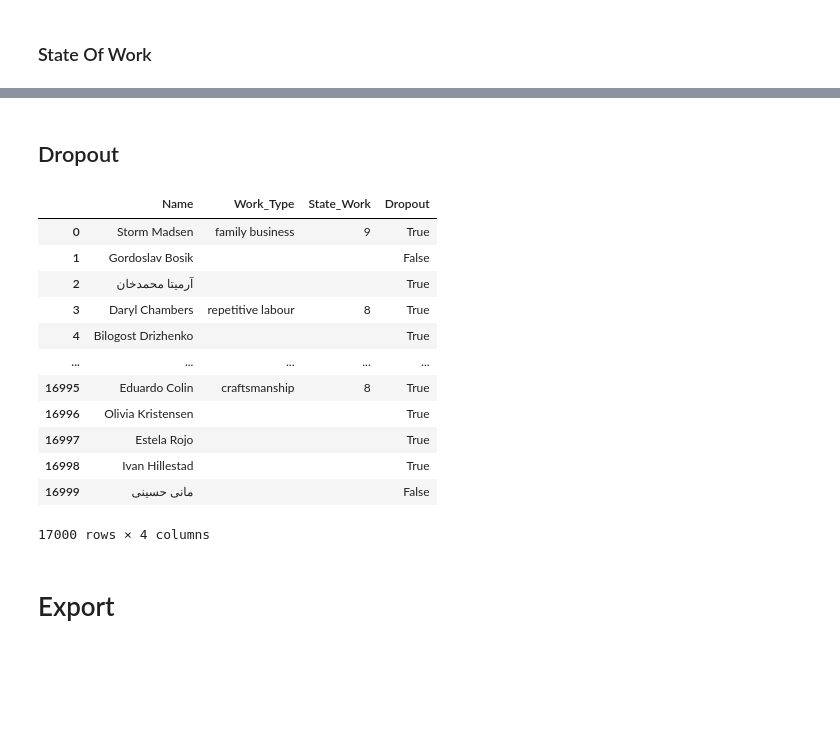
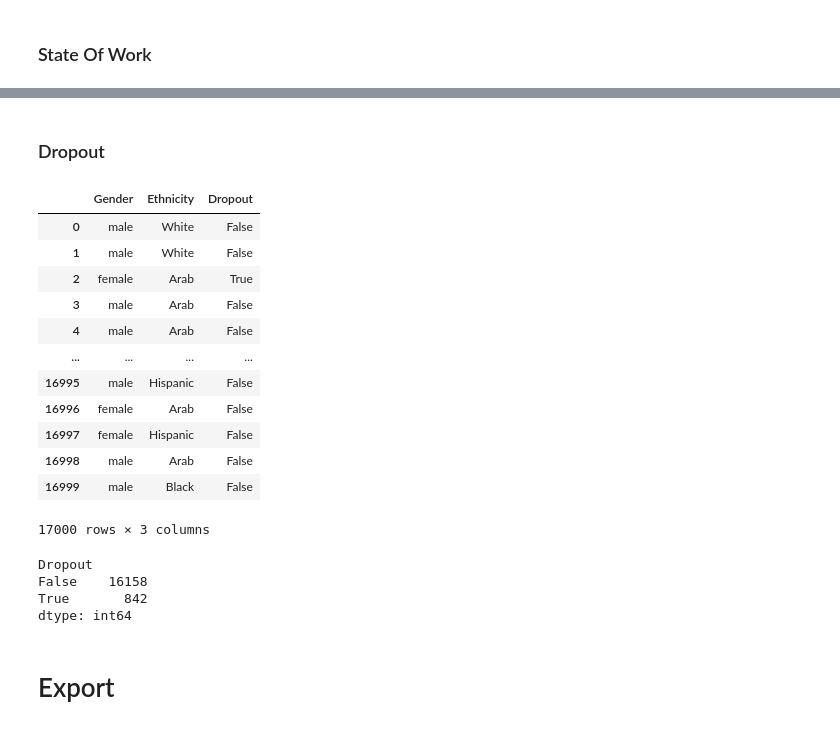
Before and after one commit to arfizato/dataGenVisDropout, a Jupyter notebook: genQuestionnaireDataset.ipynb, the cells around one changed output, grey strips where cells are left out. Cells and saved outputs as stored; diff of their text form; code cells hidden in the pictures; blank space fills up the shorter version.

```diff
--- a/genQuestionnaireDataset.ipynb
+++ b/genQuestionnaireDataset.ipynb
@@ -693,8 +681,7 @@ questDF[questDF.columns[[0,-2,-1]]]
 # %% [markdown]
 ### State Of Work
 # %%
-name= "State_Work"
-questDF[name]= np.where(questDF["Work"],np.random.choice(list(range(1,11)),questDF.shape[0]),"")
+questDF["State_Work"]= np.where(questDF["Work"],np.random.choice(list(range(1,11)),questDF.shape[0]),"")
 questDF[questDF.columns[[0,-3,-2,-1]]]
 # %% [output]
 |  | Name | Work | Work_Type | State_Work |
@@ -712,0 +703,6 @@ questDF[questDF.columns[[0,-3,-2,-1]]]
+# %%
+
+redf= pd.DataFrame([[5.4,5.6,3.2,5.1,8.9],[4.1,2.9,1.5,8.0,5.9]],
+                   index=["male","female"],
+                   columns=["White","Black","Asian","Arab","Hispanic"])
+redf
@@ -712,0 +717,4 @@ questDF[questDF.columns[[0,-3,-2,-1]]]
+# %%
+# rdf = pd.DataFrame([[5, 1.5],[2, 8.7],[10, 20.6]], columns=['int', 'float'])
+rdf = questDF#.sample(20)
+rdf
@@ -712,0 +735,6 @@ questDF[questDF.columns[[0,-3,-2,-1]]]
+# %%
+rates=[]
+for a in rdf.iterrows():
+    rates.append(redf.loc[a[1]["Gender"]].loc[a[1]["Ethnicity"]])
+rates=pd.Series(rates)
+rates
@@ -713,23 +769,29 @@ questDF[questDF.columns[[0,-3,-2,-1]]]
 # %% [markdown]
-## Dropout
+### Dropout
 # %%
-name= "Dropout"
-questDF[name]= np.random.choice([True,False],questDF.shape[0])
-questDF[questDF.columns[[0,-3,-2,-1]]]
+questDF["Dropout"]= rates.apply(lambda x: np.random.randint(0,1001)<x*10 )
+questDF[questDF.columns[[1,3,-1]]]
 # %% [output]
-|  | Name | Work_Type | State_Work | Dropout |
-| 0 | Storm Madsen | family business | 9 | True |
-| 1 | Gordoslav Bosik |  |  | False |
-| 2 | آرمیتا محمدخان |  |  | True |
-| 3 | Daryl Chambers | repetitive labour | 8 | True |
-| 4 | Bilogost Drizhenko |  |  | True |
-| ... | ... | ... | ... | ... |
-| 16995 | Eduardo Colin | craftsmanship | 8 | True |
-| 16996 | Olivia Kristensen |  |  | True |
-| 16997 | Estela Rojo |  |  | True |
-| 16998 | Ivan Hillestad |  |  | True |
-| 16999 | مانی حسینی |  |  | False |
+|  | Gender | Ethnicity | Dropout |
+| 0 | male | White | False |
+| 1 | male | White | False |
+| 2 | female | Arab | True |
+| 3 | male | Arab | False |
+| 4 | male | Arab | False |
+| ... | ... | ... | ... |
+| 16995 | male | Hispanic | False |
+| 16996 | female | Arab | False |
+| 16997 | female | Hispanic | False |
+| 16998 | male | Arab | False |
+| 16999 | male | Black | False |
-17000 rows × 4 columns
+17000 rows × 3 columns
+# %%
+questDF.value_counts("Dropout")
+# %% [output]
+Dropout
+False    16158
+True       842
+dtype: int64
 # %% [markdown]
 # Export
 # %%
```
Also changed, not shown: parts of 54 cells of this notebook, 3 other files.
